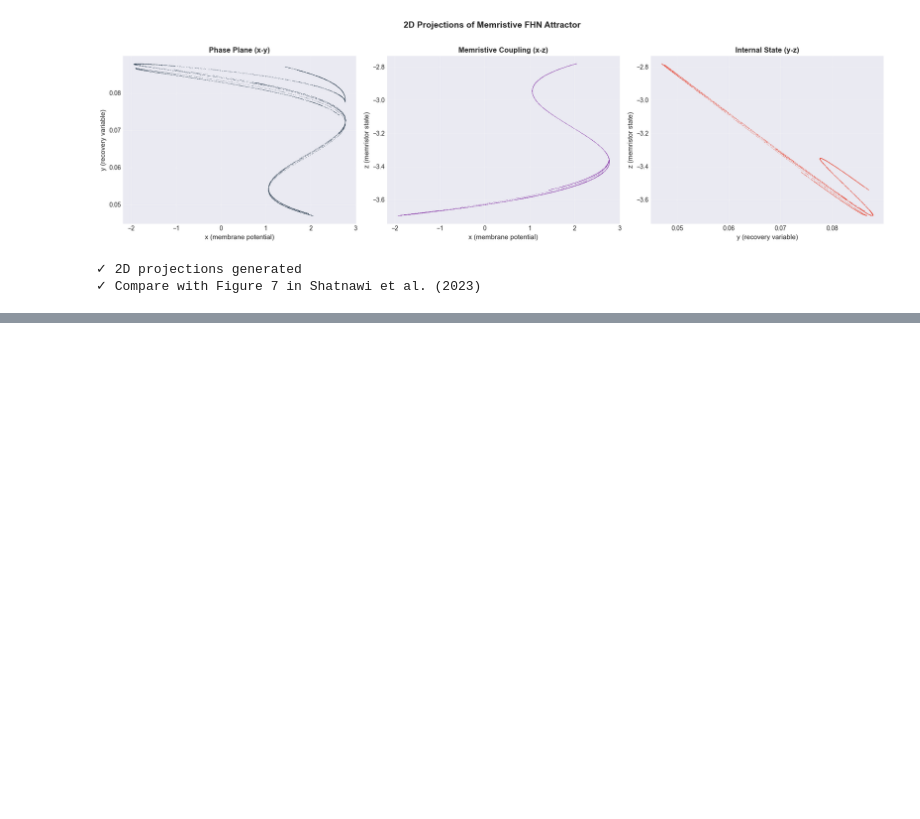
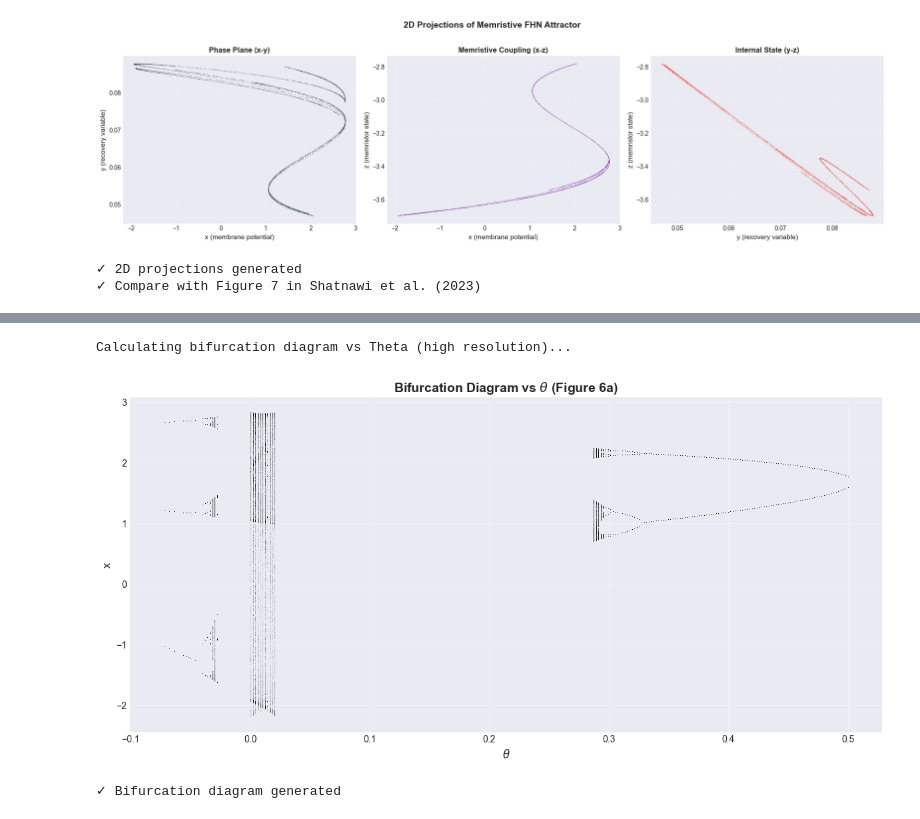
Before and after one commit to NJP6969/sbio-course-project, a Jupyter notebook: 03_memristive_synapse.ipynb, the cells around one changed output, grey strips where cells are left out. Saved outputs shown, nothing was run; the diff lists cells and outputs as text; code cells hidden in the pictures; blank space fills up the shorter version.

```diff
--- a/03_memristive_synapse.ipynb
+++ b/03_memristive_synapse.ipynb
@@ -490,0 +555,49 @@ In **Notebook 4**, we'll use this memristive system to demonstrate **Hebbian lea
+# %%
+# Bifurcation Diagram vs Theta (Figure 6a)
+# Parameters
+gamma_bif = -0.2
+k2_bif = 0.2
+delta_bif = 0.08
+k1_bif = -0.06
+I_ext_bif = 2.0
+
+# Increased resolution and steps for denser plot
+theta_vals = np.linspace(-0.1, 0.5, 300)
+bif_data_x = []
+bif_data_theta = []
+
+print("Calculating bifurcation diagram vs Theta (high resolution)...")
+
+for th in theta_vals:
+    params = {
+        'gamma': gamma_bif, 'theta': th, 'delta': delta_bif,
+        'I_ext': I_ext_bif, 'k1': k1_bif, 'k2': k2_bif
+    }
+    # Run simulation with more steps
+    traj = iterate_memristive_fhn([0.01, 0.02, 0.1], params, n_steps=4000, transient=2000)
+
+    # Check for divergence
+    if not np.all(np.isfinite(traj)):
+        continue
+
+    x_final = traj[:, 0]
+
+    # Collect points for plot
+    bif_data_x.extend(x_final)
+    bif_data_theta.extend([th] * len(x_final))
+
+fig3, ax3 = plt.subplots(figsize=(12, 6))
+# Smaller marker size and lower alpha for density
+ax3.plot(bif_data_theta, bif_data_x, ',k', alpha=0.1)
+
+ax3.set_xlabel(r'$\theta$', fontsize=12)
+ax3.set_ylabel('x', fontsize=12)
+ax3.set_title('Bifurcation Diagram vs $\\theta$ (Figure 6a)', fontsize=14, fontweight='bold')
+ax3.grid(True, alpha=0.3)
+plt.tight_layout()
+plt.show()
+print("✓ Bifurcation diagram generated")
+# %% [output]
+Calculating bifurcation diagram vs Theta (high resolution)...
+[figure, added]
+✓ Bifurcation diagram generated
```
Also changed, not shown: parts of 13 cells of this notebook, 2 other files.
